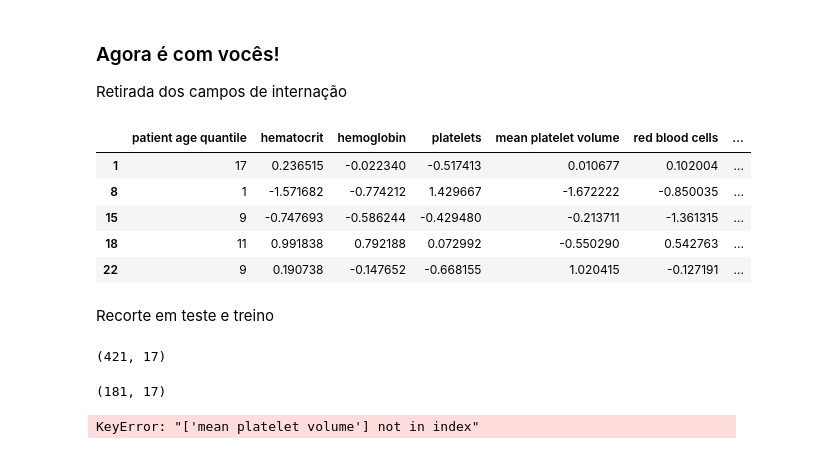
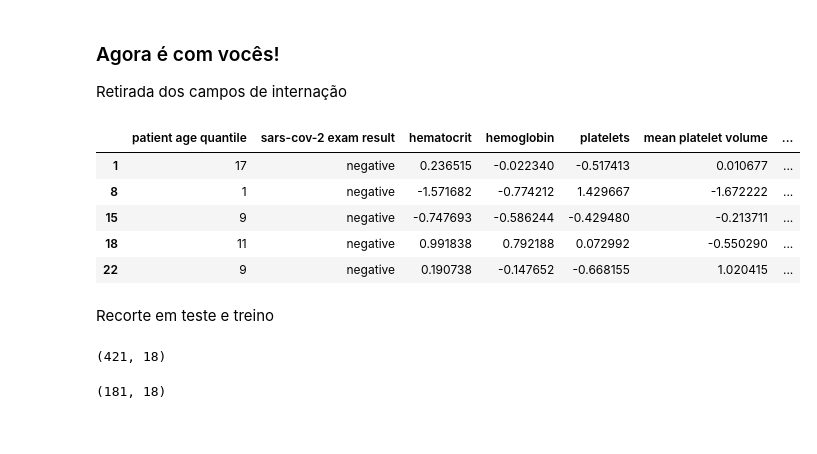
Before and after one commit to salemribeiro/COVID-Kunumi-42, a Jupyter notebook: Covid-42-KUNUMI-Einstein.ipynb, the cells around one changed output. Saved outputs shown, nothing was run; the diff lists cells and outputs as text; code cells hidden in the pictures.

```diff
--- a/Covid-42-KUNUMI-Einstein.ipynb
+++ b/Covid-42-KUNUMI-Einstein.ipynb
@@ -402,18 +402,17 @@ df9.shape
 ### Agora é com vocês!
 Retirada dos campos de internação
 # %%
-df9 = df9.drop(columns=['sars-cov-2 exam result'])
 df9 = df9.drop(columns=['patient addmited to regular ward (1=yes, 0=no)'])
 df9 = df9.drop(columns=['patient addmited to semi-intensive unit (1=yes, 0=no)'])
 df9 = df9.drop(columns=['patient addmited to intensive care unit (1=yes, 0=no)'])
 df9.head()
 # %% [output]
-|  | patient age quantile | hematocrit | hemoglobin | platelets | mean platelet volume | red blood cells | ... |
-| 1 | 17 | 0.236515 | -0.022340 | -0.517413 | 0.010677 | 0.102004 | ... |
-| 8 | 1 | -1.571682 | -0.774212 | 1.429667 | -1.672222 | -0.850035 | ... |
-| 15 | 9 | -0.747693 | -0.586244 | -0.429480 | -0.213711 | -1.361315 | ... |
-| 18 | 11 | 0.991838 | 0.792188 | 0.072992 | -0.550290 | 0.542763 | ... |
-| 22 | 9 | 0.190738 | -0.147652 | -0.668155 | 1.020415 | -0.127191 | ... |
+|  | patient age quantile | sars-cov-2 exam result | hematocrit | hemoglobin | platelets | mean platelet volume | ... |
+| 1 | 17 | negative | 0.236515 | -0.022340 | -0.517413 | 0.010677 | ... |
+| 8 | 1 | negative | -1.571682 | -0.774212 | 1.429667 | -1.672222 | ... |
+| 15 | 9 | negative | -0.747693 | -0.586244 | -0.429480 | -0.213711 | ... |
+| 18 | 11 | negative | 0.991838 | 0.792188 | 0.072992 | -0.550290 | ... |
+| 22 | 9 | negative | 0.190738 | -0.147652 | -0.668155 | 1.020415 | ... |
 # %% [markdown]
 Recorte em teste e treino
 # %%
@@ -426,25 +424,19 @@ X_train, X_test = train_test_split(df9, test_size=0.3, random_state=int(time.tim
 # %%
 X_train.shape
 # %% [output]
-(421, 17)
+(421, 18)
 # %%
 X_test.shape
 # %% [output]
-(181, 17)
+(181, 18)
 # %%
 # Instantiate the classifier
-#gnb = GaussianNB()
-used_features =[
-    "patient age quantile",
-    "hematocrit",
-    "hemoglobin",
-    "platelets",
-    "mean platelet volume",
-    "red blood cells",
-    "lymphocytes"
-]
-
-gnb.fit(X_train[used_features].values, X_train["covid"])
-y_pred = gnb.predict(X_test[used_features])
+gnb = GaussianNB()
+selected_col=['patient age quantile','hematocrit','hemoglobin','platelets','mean platelet volume ', 'red blood cells', 'lymphocytes',
+ 'mean corpuscular hemoglobin concentration\xa0(mchc)', 'leukocytes', 'basophils', 'mean corpuscular hemoglobin (mch)', 'eosinophils',
+ 'mean corpuscular volume (mcv)', 'monocytes', 'red blood cell distribution width (rdw)', 'neutrophils', 'proteina c reativa mg/dl']
+gnb.fit(
+    X_train[selected_col].values, X_train["sars-cov-2 exam result"]
+)
+y_pred = gnb.predict(X_test[selected_col])
+y_test = X_test["sars-cov-2 exam result"]
-# %% [output]
-KeyError: "['mean platelet volume'] not in index"
```
Also changed, not shown: parts of 10 cells of this notebook, 1 other file.
